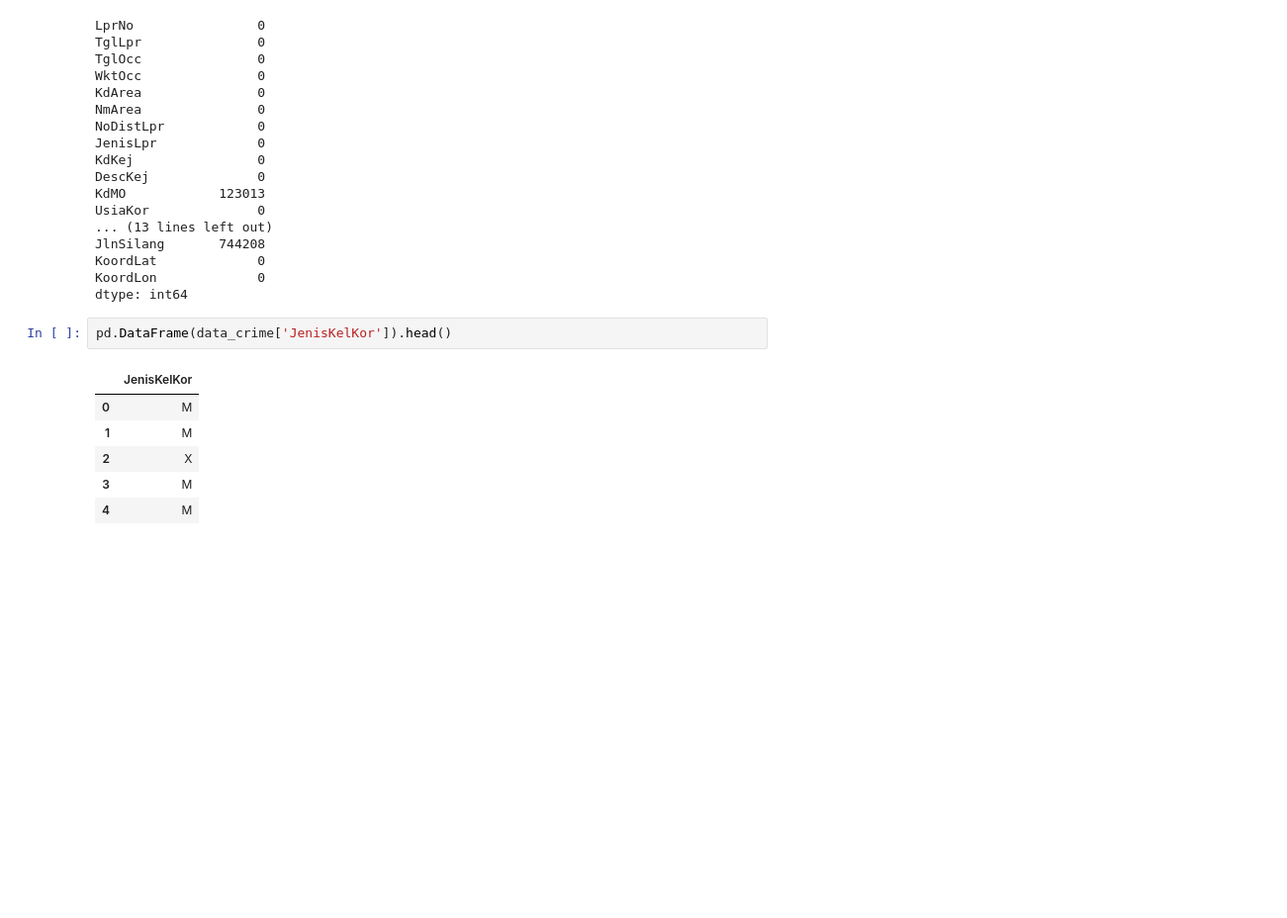
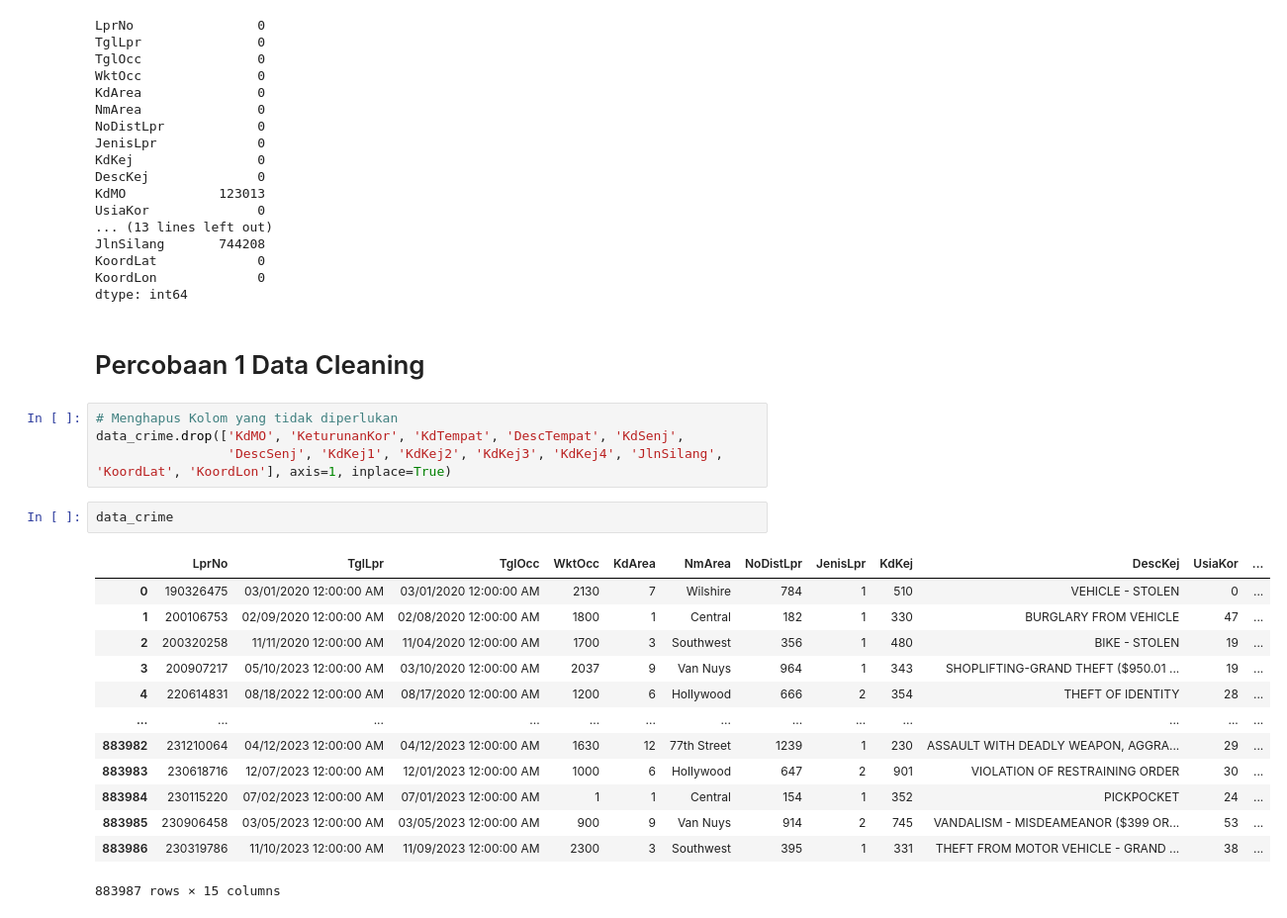
Before and after one commit to RIFF7/capstone-project, a Jupyter notebook: capstone_project_crime.ipynb, the cells around one changed output. Shown at 99% size. Cells and saved outputs as stored; diff of their text form; blank space fills up the shorter version.

Commit message:
Melakukan percobaan pertama untuk tahap cleaning data

```diff
--- a/capstone_project_crime.ipynb
+++ b/capstone_project_crime.ipynb
@@ -165,12 +186,25 @@ JlnSilang       744208
 KoordLat             0
 KoordLon             0
 dtype: int64
-# %%
-pd.DataFrame(data_crime['JenisKelKor']).head()
-# %% [output]
-|  | JenisKelKor |
-| 0 | M |
-| 1 | M |
-| 2 | X |
-| 3 | M |
-| 4 | M |
+# %% [markdown]
+# Percobaan 1 Data Cleaning
+# %%
+# Menghapus Kolom yang tidak diperlukan
+data_crime.drop(['KdMO', 'KeturunanKor', 'KdTempat', 'DescTempat', 'KdSenj',
+                 'DescSenj', 'KdKej1', 'KdKej2', 'KdKej3', 'KdKej4', 'JlnSilang', 'KoordLat', 'KoordLon'], axis=1, inplace=True)
+# %%
+data_crime
+# %% [output]
+|  | LprNo | TglLpr | TglOcc | WktOcc | KdArea | NmArea | NoDistLpr | JenisLpr | KdKej | DescKej | UsiaKor | ... |
+| 0 | 190326475 | 03/01/2020 12:00:00 AM | 03/01/2020 12:00:00 AM | 2130 | 7 | Wilshire | 784 | 1 | 510 | VEHICLE - STOLEN | 0 | ... |
+| 1 | 200106753 | 02/09/2020 12:00:00 AM | 02/08/2020 12:00:00 AM | 1800 | 1 | Central | 182 | 1 | 330 | BURGLARY FROM VEHICLE | 47 | ... |
+| 2 | 200320258 | 11/11/2020 12:00:00 AM | 11/04/2020 12:00:00 AM | 1700 | 3 | Southwest | 356 | 1 | 480 | BIKE - STOLEN | 19 | ... |
+| 3 | 200907217 | 05/10/2023 12:00:00 AM | 03/10/2020 12:00:00 AM | 2037 | 9 | Van Nuys | 964 | 1 | 343 | SHOPLIFTING-GRAND THEFT ($950.01 ... | 19 | ... |
+| 4 | 220614831 | 08/18/2022 12:00:00 AM | 08/17/2020 12:00:00 AM | 1200 | 6 | Hollywood | 666 | 2 | 354 | THEFT OF IDENTITY | 28 | ... |
+| ... | ... | ... | ... | ... | ... | ... | ... | ... | ... | ... | ... | ... |
+| 883982 | 231210064 | 04/12/2023 12:00:00 AM | 04/12/2023 12:00:00 AM | 1630 | 12 | 77th Street | 1239 | 1 | 230 | ASSAULT WITH DEADLY WEAPON, AGGRA... | 29 | ... |
+| 883983 | 230618716 | 12/07/2023 12:00:00 AM | 12/01/2023 12:00:00 AM | 1000 | 6 | Hollywood | 647 | 2 | 901 | VIOLATION OF RESTRAINING ORDER | 30 | ... |
+| 883984 | 230115220 | 07/02/2023 12:00:00 AM | 07/01/2023 12:00:00 AM | 1 | 1 | Central | 154 | 1 | 352 | PICKPOCKET | 24 | ... |
+| 883985 | 230906458 | 03/05/2023 12:00:00 AM | 03/05/2023 12:00:00 AM | 900 | 9 | Van Nuys | 914 | 2 | 745 | VANDALISM - MISDEAMEANOR ($399 OR... | 53 | ... |
+| 883986 | 230319786 | 11/10/2023 12:00:00 AM | 11/09/2023 12:00:00 AM | 2300 | 3 | Southwest | 395 | 1 | 331 | THEFT FROM MOTOR VEHICLE - GRAND ... | 38 | ... |
+883987 rows × 15 columns
```
Also changed, not shown: parts of 8 cells of this notebook.
